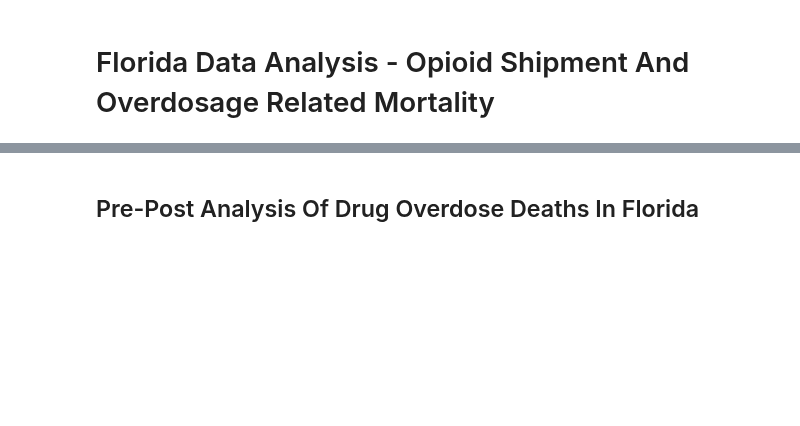
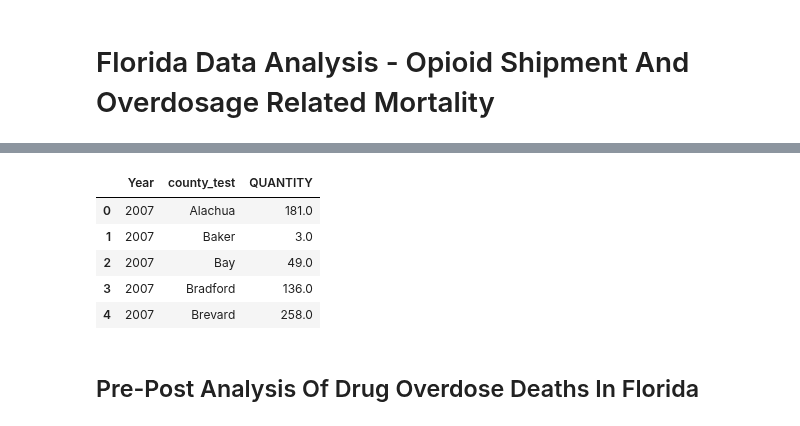
Before and after one commit to abzdel/Opioid-Analysis, a Jupyter notebook: Florida Diff-in-Diff Overdose Deaths.ipynb, the cells around one changed output, grey strips where cells are left out. Drawn from its saved outputs; the diff is of its cells as text; code cells hidden in the pictures; blank space fills up the shorter version.

```diff
--- a/Florida Diff-in-Diff Overdose Deaths.ipynb
+++ b/Florida Diff-in-Diff Overdose Deaths.ipynb
@@ -3,2 +87,14 @@
+# %%
+# calculating and displaying total number of drug prescriptions that took place in Florida. results are grouped and displayed year and county wise
+
+florida_prescriptions_result = florida_prescriptions.groupby(["Year", "county_test"])["QUANTITY"].sum().reset_index()
+florida_prescriptions_result.head(5)
+# %% [output]
+|  | Year | county_test | QUANTITY |
+| 0 | 2007 | Alachua | 181.0 |
+| 1 | 2007 | Baker | 3.0 |
+| 2 | 2007 | Bay | 49.0 |
+| 3 | 2007 | Bradford | 136.0 |
+| 4 | 2007 | Brevard | 258.0 |
 # %% [markdown]
 ## Pre-Post Analysis Of Drug Overdose Deaths In Florida
```
Also changed, not shown: parts of 11 cells of this notebook.
